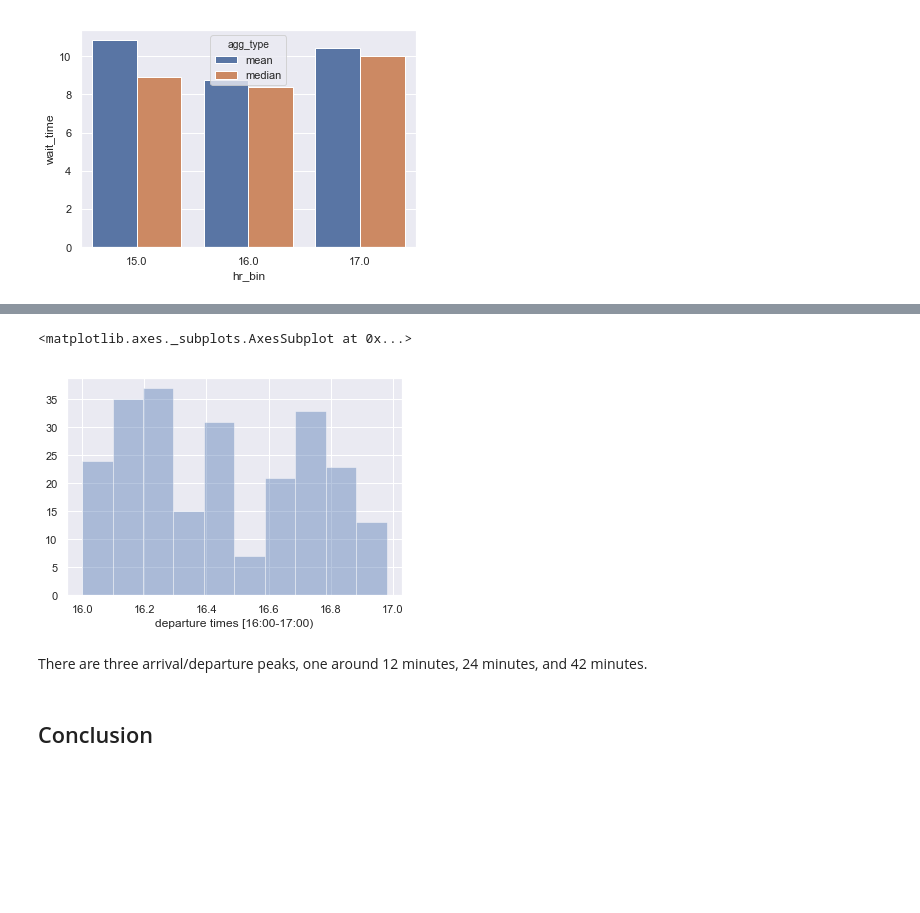
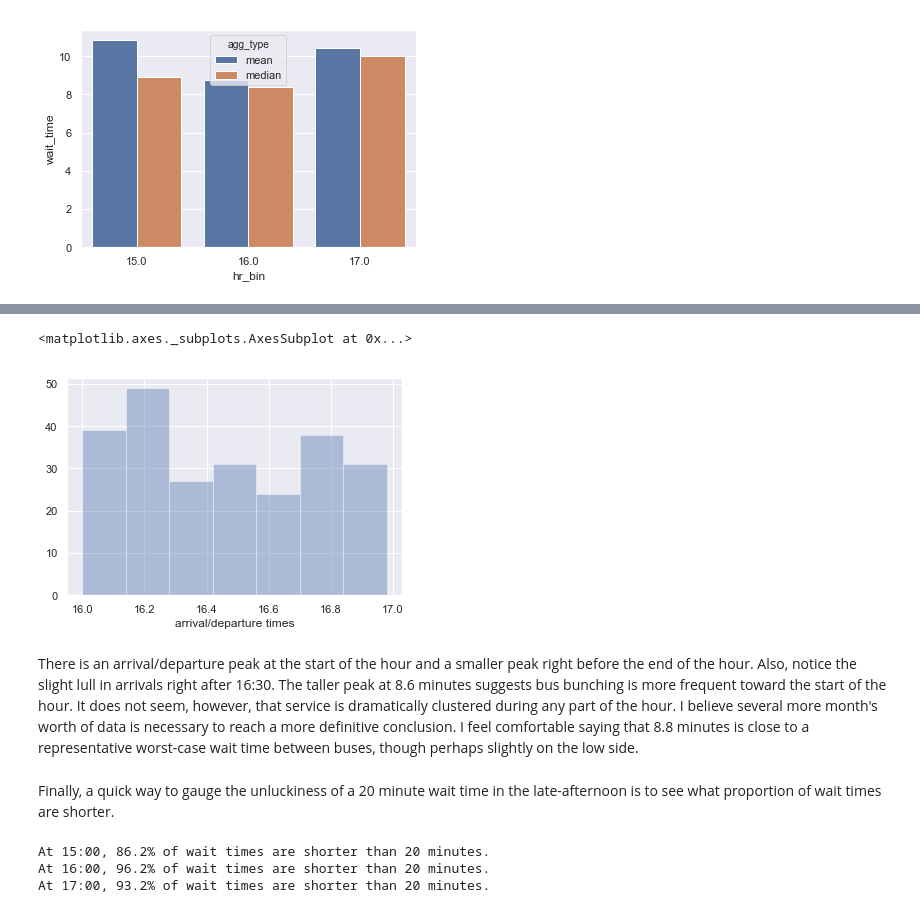
Before and after one commit to AmyLExtraordinaire/ctabus, a Jupyter notebook: notebooks/55 Garfield late-afternoon wait and travel time analysis.ipynb, the cells around one changed output, grey strips where cells are left out. Drawn from its saved outputs; the diff is of its cells as text; code cells hidden in the pictures; blank space fills up the shorter version.

Commit message:
completed draft of travel/wait time analysis.

```diff
--- a/notebooks/55 Garfield late-afternoon wait and travel time analysis.ipynb
+++ b/notebooks/55 Garfield late-afternoon wait and travel time analysis.ipynb
@@ -34,5 +34,10 @@ filtered = garfield_red_eb[
     & ((garfield_red_eb.decimal_time >= 15) & (garfield_red_eb.decimal_time < 18))
 ].copy()
 # %%
-print "There were {} observed eastbound trips from the Garfield Red Line station to Woodlawn between 3 and 6pm during the data collection period.".format(filtered.shape[0])
+filtered["date"] = filtered.tripid.str.split("_", expand=True)[0]
+
+print """
+    There were {} observed eastbound trips from the Garfield Red Line station to Woodlawn
+    between 3 and 6pm during the {} weekdays of the data collection period.
+""".format(filtered.shape[0], len(filtered.date.unique()))
 # %% [output]
@@ -44,7 +50,8 @@ fig, axs = plt.subplots(ncols=3, figsize=(18,5))
 
 sns.scatterplot(x="decimal_time", y="travel_time", data=filtered, s=10, ax=axs[0])
 sns.boxplot(x="hr_bin", y="travel_time", data=filtered, ax=axs[1]).set(xlim=(14.5,17.5))
-sns.distplot(filtered[filtered.hr_bin == 16].travel_time, bins=10, kde=False, axlabel="travel time [16:00-17:00)", ax=axs[2])
+four_pm = filtered[filtered.hr_bin == 16]
+sns.distplot(four_pm.travel_time, bins=10, kde=False, axlabel="travel time [16:00-17:00)", ax=axs[2])
 # %% [output]
 <matplotlib.axes._subplots.AxesSubplot at 0x...>
 [figure]
@@ -109,9 +138,22 @@ As an alternative approach, I plot the distribution of the bus arrival/departure
 # %%
-sns.distplot(filtered[filtered.hr_bin == 16].decimal_time, bins=10, kde=False, axlabel="departure times [16:00-17:00)")
+sns.distplot(four_pm.decimal_time, bins=7, kde=False, axlabel="arrival/departure times")
 # %% [output]
 <matplotlib.axes._subplots.AxesSubplot at 0x...>
-[figure, old version]
+[figure, new version]
-# %% [markdown]
-There are three arrival/departure peaks, one around 12 minutes, 24 minutes, and 42 minutes.
-# %% [markdown]
-## Conclusion
+# %% [markdown]
+There is an arrival/departure peak at the start of the hour and a smaller peak right before the end of the hour. Also, notice the slight lull in arrivals right after 16:30. The taller peak at 8.6 minutes suggests bus bunching is more frequent toward the start of the hour. It does not seem, however, that service is dramatically clustered during any part of the hour. I believe several more month's worth of data is necessary to reach a more definitive conclusion. I feel comfortable saying that 8.8 minutes is close to a representative worst-case wait time between buses, though perhaps slightly on the low side.
+# %% [markdown]
+Finally, a quick way to gauge the unluckiness of a 20 minute wait time in the late-afternoon is to see what proportion of wait times are shorter.
+# %%
+from scipy import stats
+
+def percentile_summary(df, bin_col, obs_col, score):
+    for _bin in df[bin_col].unique():
+        percentile = stats.percentileofscore(df.loc[df[bin_col] == _bin, obs_col].values, score)
+        print "At {:02.0f}:{:02.0f}, {:.1f}% of wait times are shorter than {} minutes.".format(_bin // 1, 60 * (_bin % 1), percentile, score)
+
+percentile_summary(filtered, "hr_bin", "wait_time", 20)
+# %% [output]
+At 15:00, 86.2% of wait times are shorter than 20 minutes.
+At 16:00, 96.2% of wait times are shorter than 20 minutes.
+At 17:00, 93.2% of wait times are shorter than 20 minutes.
```
Also changed, not shown: parts of 10 cells of this notebook.
